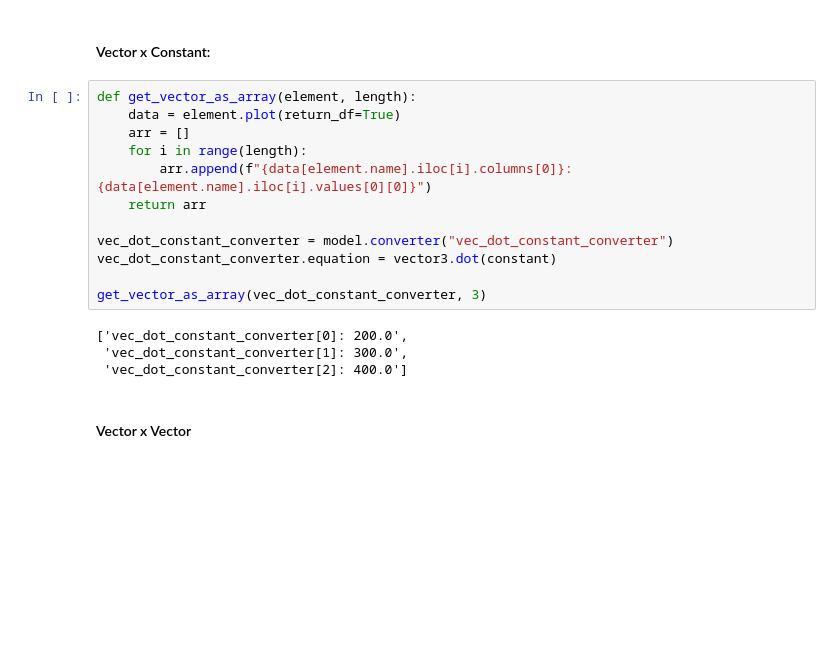
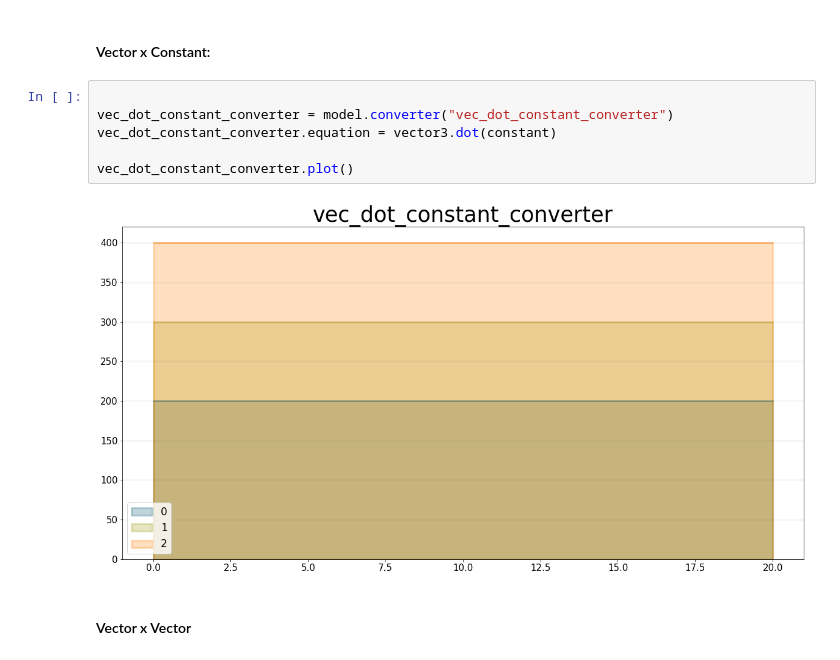
Before and after one commit to transentis/bptk_py, a Jupyter notebook: arrayed.ipynb, the cells around one changed output. Drawn from its saved outputs; the diff is of its cells as text; blank space fills up the shorter version.

```diff
--- a/arrayed.ipynb
+++ b/arrayed.ipynb
@@ -266,22 +277,14 @@ The Dot function uses matrix/vector multiplication logic. It is possible to inpu
 Below are examples for the described dot operations:
 # %% [markdown]
 #### Vector x Constant:
-# %%
-def get_vector_as_array(element, length):
-    data = element.plot(return_df=True)
-    arr = []
-    for i in range(length):
-        arr.append(f"{data[element.name].iloc[i].columns[0]}: {data[element.name].iloc[i].values[0][0]}")
-    return arr
-
-vec_dot_constant_converter = model.converter("vec_dot_constant_converter")
-vec_dot_constant_converter.equation = vector3.dot(constant)
-
-get_vector_as_array(vec_dot_constant_converter, 3)
-# %% [output]
-['vec_dot_constant_converter[0]: 200.0',
- 'vec_dot_constant_converter[1]: 300.0',
- 'vec_dot_constant_converter[2]: 400.0']
+# %%
+
+vec_dot_constant_converter = model.converter("vec_dot_constant_converter")
+vec_dot_constant_converter.equation = vector3.dot(constant)
+
+vec_dot_constant_converter.plot()
+# %% [output]
+[figure, added]
 # %% [markdown]
 #### Vector x Vector
 # %%
```
Also changed, not shown: parts of 12 cells of this notebook, 1 other file.
